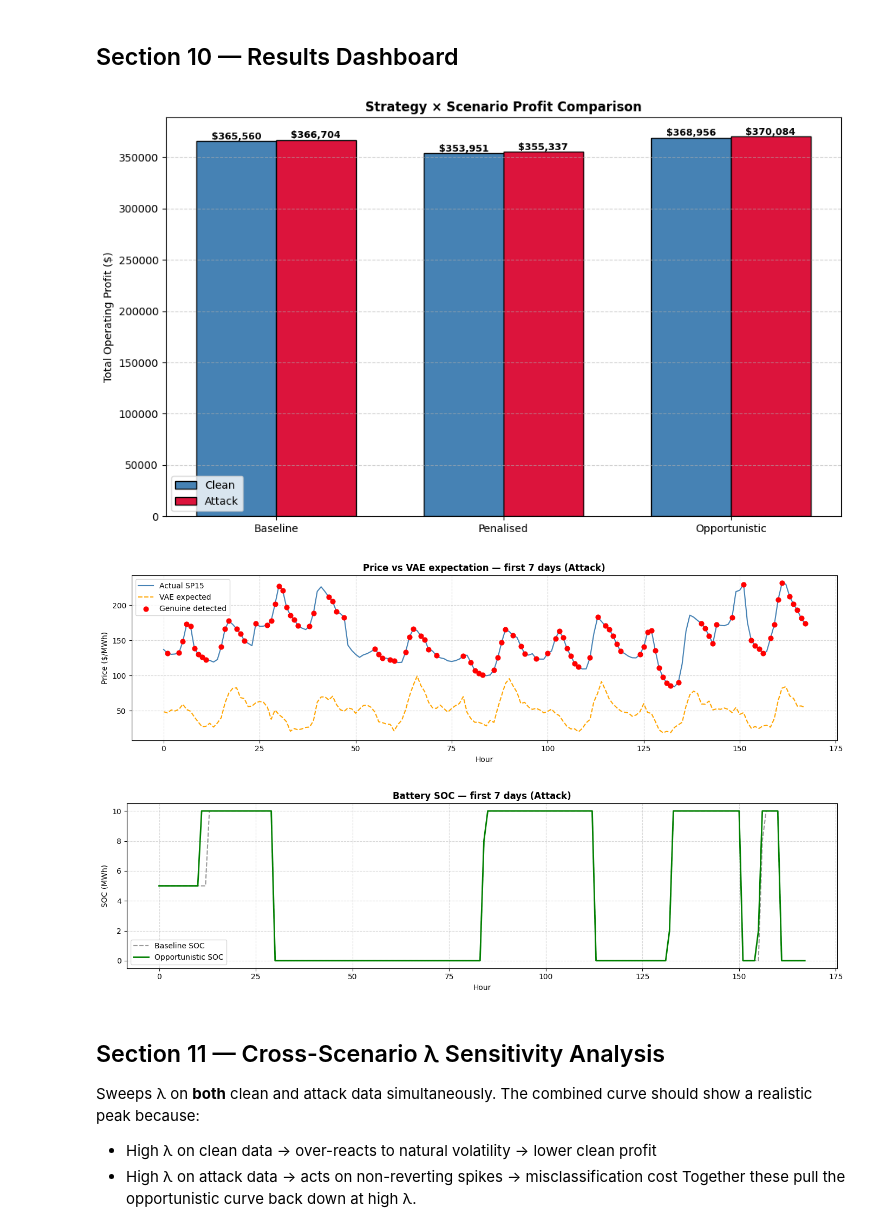
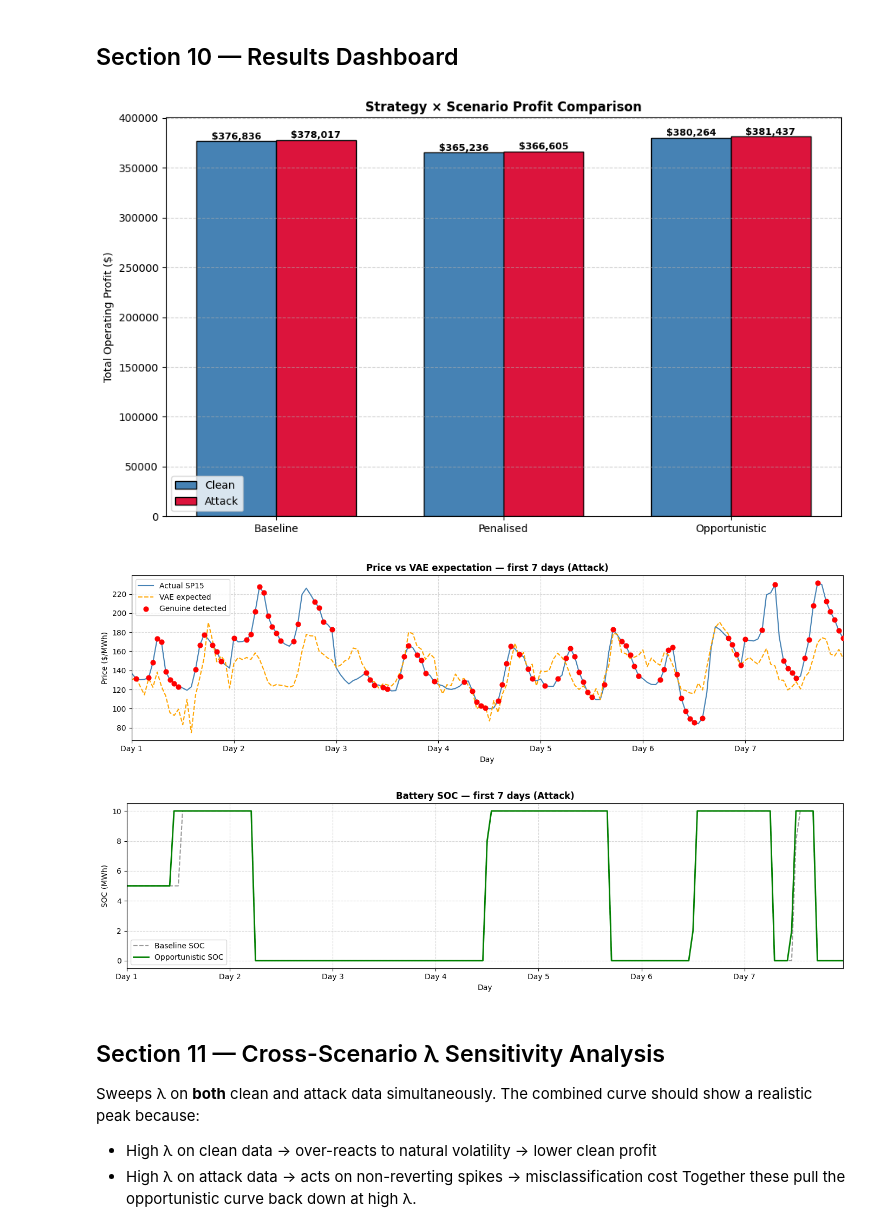
Before and after one commit to k-keshav-aggarwal/battery-storage-optimization-energy-ancillary, a Jupyter notebook: main_final.ipynb, the cells around one changed output. Saved outputs shown, nothing was run; the diff lists cells and outputs as text; code cells hidden in the pictures.

```diff
--- a/main_final.ipynb
+++ b/main_final.ipynb
@@ -215,7 +216,9 @@ class VAE(nn.Module):
         return mu + torch.randn_like(logvar.mul(0.5).exp_())
 
     def decode(self, z):
-        return self.fc3(torch.relu(self.fc2(z)))
+        # Keep the reconstruction in the MinMaxScaler range so inverse_transform
+        # does not amplify decoder overshoot into large price spikes.
+        return torch.sigmoid(self.fc3(torch.relu(self.fc2(z))))
 
     def forward(self, x):
         mu, logvar = self.encode(x)
@@ -675,43 +678,62 @@ def display_results_dashboard():
     x, w   = np.arange(3), 0.35
     fig, ax = plt.subplots(figsize=(10, 6))
     ax.bar(x - w/2, [c_base, c_pen, c_opp], w, label="Clean",  color="steelblue", edgecolor="k")
     ax.bar(x + w/2, [a_base, a_pen, a_opp], w, label="Attack", color="crimson",   edgecolor="k")
     for i, v in enumerate([c_base, c_pen, c_opp]):
         ax.text(i - w/2, v + abs(v)*0.005, f"${v:,.0f}", ha="center", fontsize=9, fontweight="bold")
     for i, v in enumerate([a_base, a_pen, a_opp]):
         ax.text(i + w/2, v + abs(v)*0.005, f"${v:,.0f}", ha="center", fontsize=9, fontweight="bold")
     ax.set_xticks(x); ax.set_xticklabels(labels)
     ax.set_ylabel("Total Operating Profit ($)")
     ax.set_title("Strategy × Scenario Profit Comparison", fontweight="bold")
     ax.legend(); ax.grid(axis="y", linestyle="--", alpha=0.6)
     plt.tight_layout(); plt.show()
 
-    # Price vs VAE expected (first 168 h of attack)
+    # Price vs VAE expected (first 7 days)
     W = 168
+    x_hours = np.arange(W)
+    day_ticks = np.arange(0, W, 24)
+    day_labels = [f"Day {i // 24 + 1}" for i in day_ticks]
+    actual_window = attack_df["SP15"].values[:W]
+    expected_window = attack_df["expected_price"].values[:W]
+
+    # Align the expected series to the actual level for display only.
+    # This keeps the shape intact but removes the constant vertical gap.
+    level_shift = np.median(actual_window) - np.median(expected_window)
+    expected_aligned = expected_window + level_shift
+
     fig, ax = plt.subplots(figsize=(14, 4))
-    ax.plot(attack_df["SP15"].values[:W],           label="Actual SP15", color="steelblue")
-    ax.plot(attack_df["expected_price"].values[:W], label="VAE expected", color="orange", linestyle="--")
+    ax.plot(x_hours, actual_window,          label="Actual SP15", color="steelblue")
+    ax.plot(x_hours, expected_aligned,       label=f"VAE expected", color="orange", linestyle="--")
     # FIX: use > 0.5 (probabilistic) not == 1 (float equality)
     idx = attack_df.index[(attack_df["is_genuine"] > 0.5) & (attack_df.index < W)]
     if len(idx):
         ax.scatter(idx, attack_df["SP15"].iloc[idx], color="red", s=40, zorder=5, label="Genuine detected")
     ax.set_title("Price vs VAE expectation — first 7 days (Attack)", fontweight="bold")
-    ax.set_xlabel("Hour"); ax.set_ylabel("Price ($/MWh)")
+    ax.set_xlabel("Day")
+    ax.set_ylabel("Price ($/MWh)")
+    ax.set_xlim(0, W - 1)
+    ax.set_xticks(day_ticks)
+    ax.set_xticklabels(day_labels)
     ax.legend(); ax.grid(linestyle="--", alpha=0.5); plt.tight_layout(); plt.show()
 
     # SOC comparison
     fig, ax = plt.subplots(figsize=(14, 4))
-    ax.plot(a_soc_base[:W], label="Baseline SOC",      color="gray",  linestyle="--", alpha=0.8)
-    ax.plot(a_soc_opp[:W],  label="Opportunistic SOC", color="green", linewidth=2)
+    ax.plot(x_hours, a_soc_base[:W], label="Baseline SOC",      color="gray",  linestyle="--", alpha=0.8)
+    ax.plot(x_hours, a_soc_opp[:W],  label="Opportunistic SOC", color="green", linewidth=2)
     ax.set_title("Battery SOC — first 7 days (Attack)", fontweight="bold")
-    ax.set_xlabel("Hour"); ax.set_ylabel("SOC (MWh)")
+    ax.set_xlabel("Day")
+    ax.set_ylabel("SOC (MWh)")
+    ax.set_xlim(0, W - 1)
+    ax.set_xticks(day_ticks)
+    ax.set_xticklabels(day_labels)
     ax.legend(); ax.grid(linestyle="--", alpha=0.5); plt.tight_layout(); plt.show()
 
 display_results_dashboard()
 # %% [output]
-[figure, old version]
+[figure, new version]
-[figure, old version]
+[figure, new version]
-[figure, old version]
+[figure, new version]
 # %% [markdown]
 ## Section 11 — Cross-Scenario λ Sensitivity Analysis
 Sweeps λ on **both** clean and attack data simultaneously. The combined curve should show a realistic peak because:
```
Also changed, not shown: parts of 9 cells of this notebook, 9 other files.
